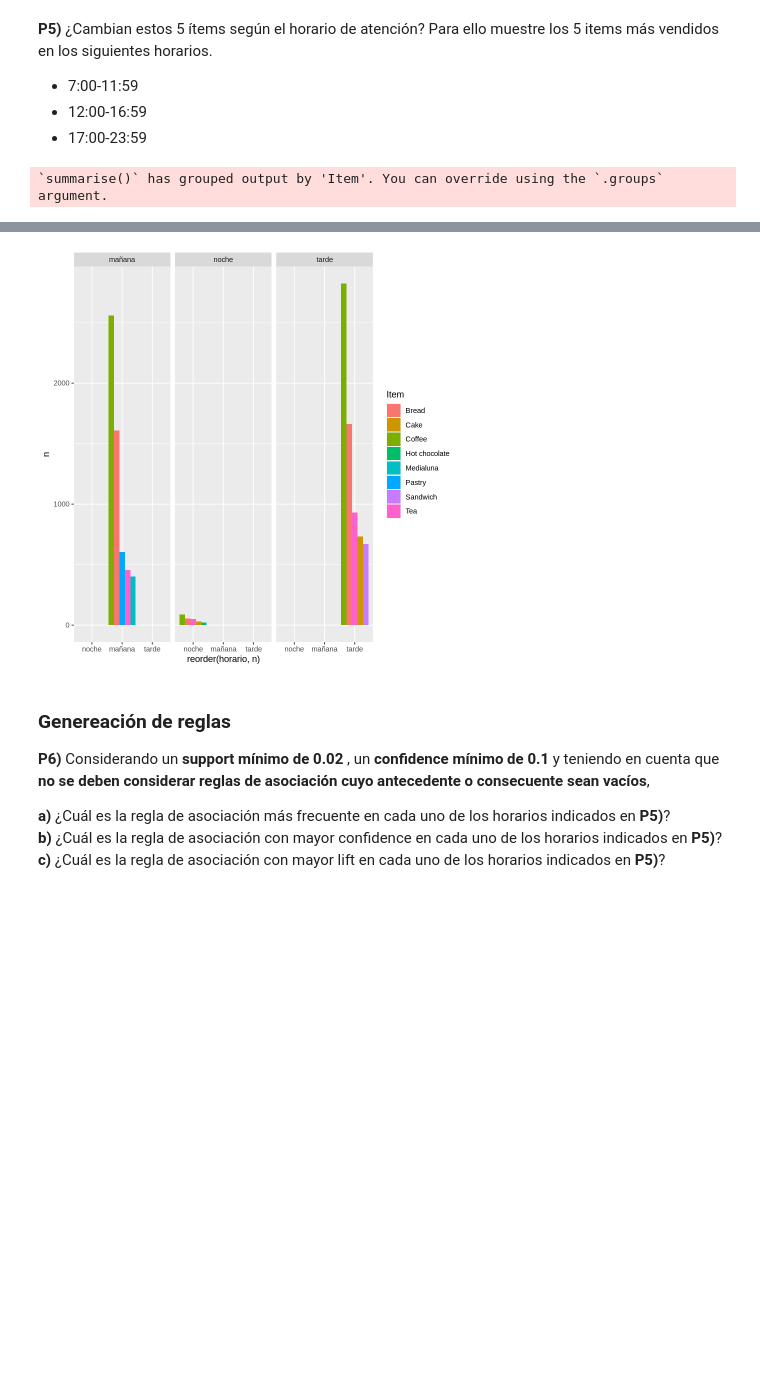
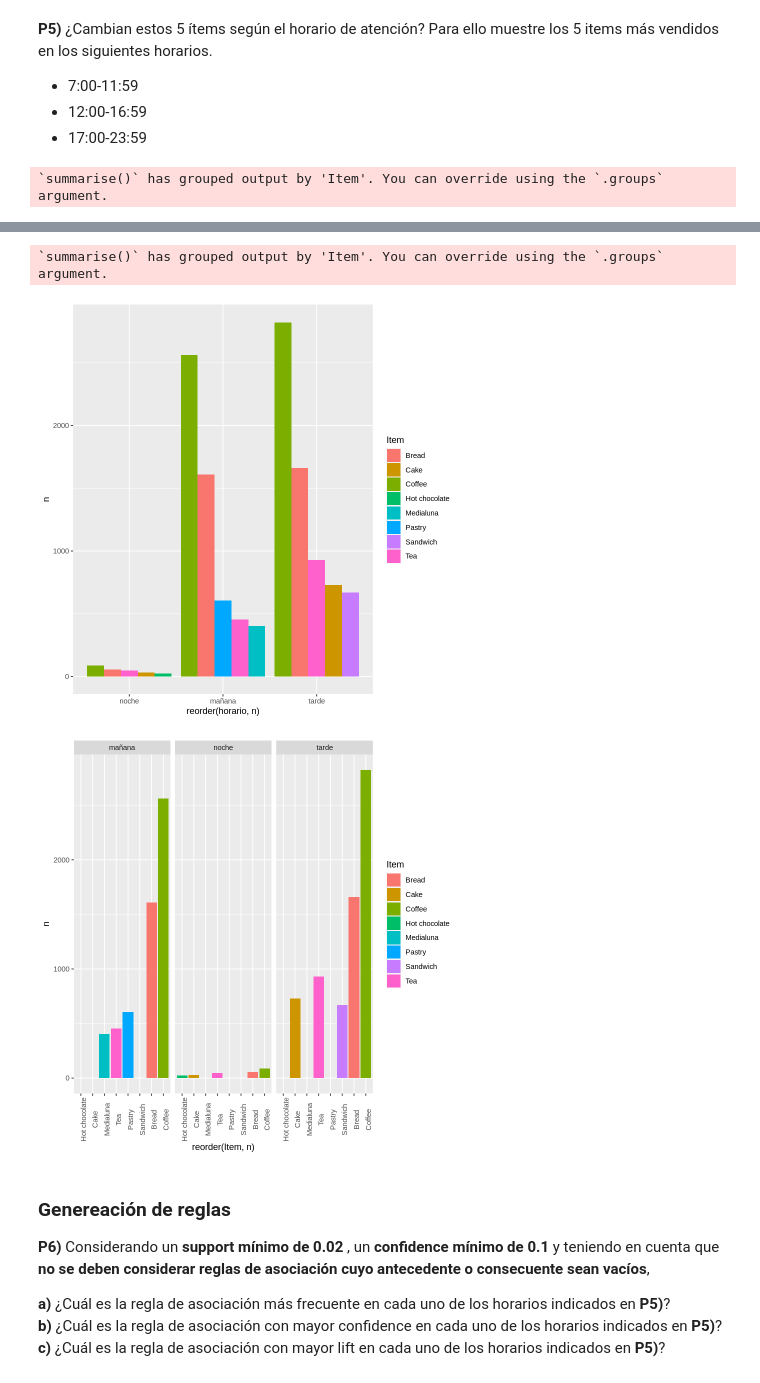
Before and after one commit to rodrigo-coco-espinoza/Introduccion_a_ciencia_de_datos_R_v2, a Jupyter notebook: Ayudantías/A5/A5_desarrollo.ipynb, the cells around one changed output, grey strips where cells are left out. Saved outputs shown, nothing was run; the diff lists cells and outputs as text; code cells hidden in the pictures; blank space fills up the shorter version.

```diff
--- a/Ayudantías/A5/A5_desarrollo.ipynb
+++ b/Ayudantías/A5/A5_desarrollo.ipynb
@@ -62,9 +62,10 @@ The following objects are masked from ‘package:base’:
     date, intersect, setdiff, union
 # %%
 # Opcion 1 -  Usando lubridate
-# trans_original %>%
-# mutate( tiempo = as.Date( paste(Date, Time, sep = " "), "%Y-%m-%d %H:%M:%S"),
-#         hora = hour(tiempo))
+trans_original %>%
+mutate( hora = hour(paste(Date, Time)),
+        min = minute(paste(Date, Time)),
+        seg = second(paste(Date, Time)))
 
 
 # Opcion 2  -  String
@@ -76,7 +77,7 @@ The following objects are masked from ‘package:base’:
 
 # Opcion 3  -  separate (tidyr)
 
-trans_original <- trans_original %>%
-separate(Time, sep = ":", into = c("hora", "min", "seg"))
+# trans_original <- trans_original %>%
+# separate(Time, sep = ":", into = c("hora", "min", "seg"))
 # separate(Date, sep = "-", into = c("anio", "mes", "dia")) %>%
 # mutate(anio = as.numeric(anio))%>%
@@ -191,35 +194,57 @@ summarise(total = n()) %>%
 arrange(desc(total)) %>%
 head(5) %>%
 ggplot() +
 aes(x = reorder(Item, -total), y = total, fill = Item)+
 geom_bar(stat = "identity")
 
 
 # Opcion 2
 
 # table(trans_original$hora)
 
 trans_original %>%
 mutate(hora = as.numeric(hora)) %>%
 # mutate(horario = ifelse(test = hora >= 7 & hora <= 11, yes = "mañana", no = ifelse(test = hora  >= 12 & hora <= 16, yes = "tarde", no = "noche") ))
 mutate(horario = case_when( hora >= 7 & hora <= 11 ~ "mañana",
                             hora  >= 12 & hora <= 16 ~ "tarde",
                             T ~ "noche")) %>%
 group_by(Item, horario) %>%
 summarise(n = n()) %>%
 arrange(horario, -n) %>% # desc(n) es equivalente a -n
 group_by(horario) %>%
 top_n(5, wt = n) %>%
 # slice_max(n, n = 5) %>%
 ungroup() %>%
 ggplot() +
 aes(x = reorder(horario, n), y = n, fill = Item, group = -n) +
-geom_bar(stat = "identity", position = "dodge")+
+geom_bar(stat = "identity", position = "dodge")
+
+
+
+trans_original %>%
+mutate(hora = as.numeric(hora)) %>%
+# mutate(horario = ifelse(test = hora >= 7 & hora <= 11, yes = "mañana", no = ifelse(test = hora  >= 12 & hora <= 16, yes = "tarde", no = "noche") ))
+mutate(horario = case_when( hora >= 7 & hora <= 11 ~ "mañana",
+                            hora  >= 12 & hora <= 16 ~ "tarde",
+                            T ~ "noche")) %>%
+group_by(Item, horario) %>%
+summarise(n = n()) %>%
+arrange(horario, -n) %>% # desc(n) es equivalente a -n
+group_by(horario) %>%
+top_n(5, wt = n) %>%
+# slice_max(n, n = 5) %>%
+ungroup() %>%
+ggplot() +
+aes(x = reorder(Item, n), y = n, fill = Item) +
+geom_bar(stat = "identity", position = "dodge") +
+theme(axis.text.x = element_text(angle = 90))+
 facet_wrap(~ horario)
 # %% [output]
 `summarise()` has grouped output by 'Item'. You can override using the `.groups` argument.
 [figure]
+`summarise()` has grouped output by 'Item'. You can override using the `.groups` argument.
-[figure, old version]
+[figure, new version]
+[figure, added]
 # %% [markdown]
 ### Genereación de reglas
 
```
Also changed, not shown: parts of 20 cells of this notebook.
